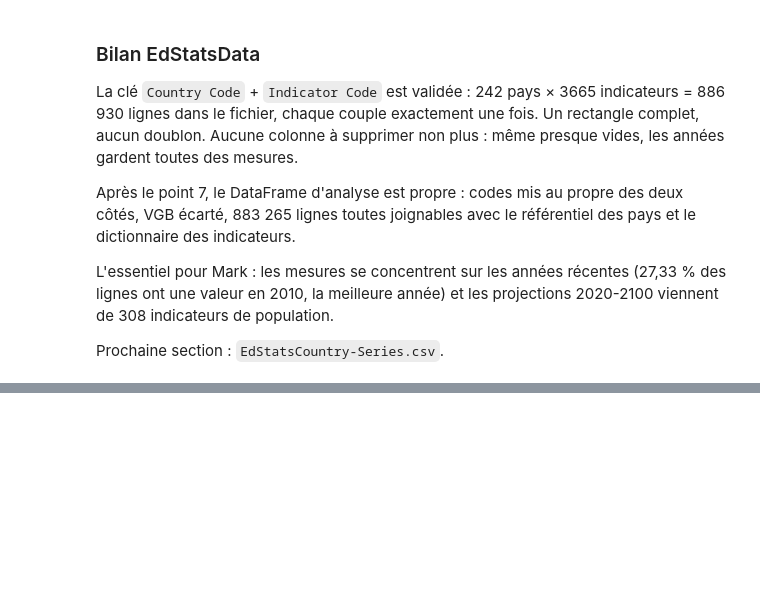
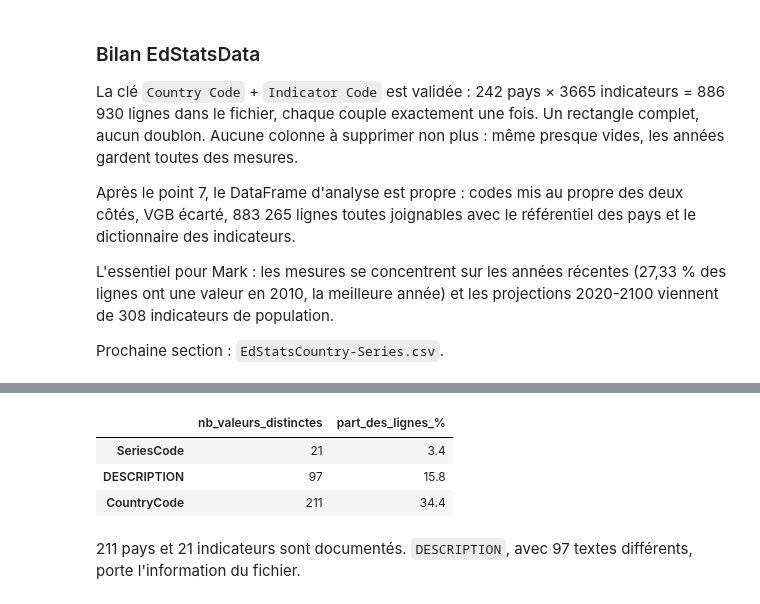
Before and after one commit to humanuoid/oc-p2-education-systems-analysis, a Jupyter notebook: notebooks/data_quality.ipynb, the cells around one changed output, grey strips where cells are left out. Drawn from its saved outputs; the diff is of its cells as text; code cells hidden in the pictures; blank space fills up the shorter version.

```diff
--- a/notebooks/data_quality.ipynb
+++ b/notebooks/data_quality.ipynb
@@ -761,0 +870,15 @@ Prochaine section : `EdStatsCountry-Series.csv`.
+# %%
+cols_texte = df.select_dtypes(exclude="number").columns
+
+unicite = pd.DataFrame({
+    "nb_valeurs_distinctes": [df[c].nunique() for c in cols_texte],
+    "part_des_lignes_%": [round(df[c].nunique() / len(df) * 100, 1) for c in cols_texte],
+}, index=cols_texte).sort_values("nb_valeurs_distinctes")
+unicite
+# %% [output]
+|  | nb_valeurs_distinctes | part_des_lignes_% |
+| SeriesCode | 21 | 3.4 |
+| DESCRIPTION | 97 | 15.8 |
+| CountryCode | 211 | 34.4 |
+# %% [markdown]
+211 pays et 21 indicateurs sont documentés. `DESCRIPTION`, avec 97 textes différents, porte l'information du fichier.
```
Also changed, not shown: parts of 27 cells of this notebook.
